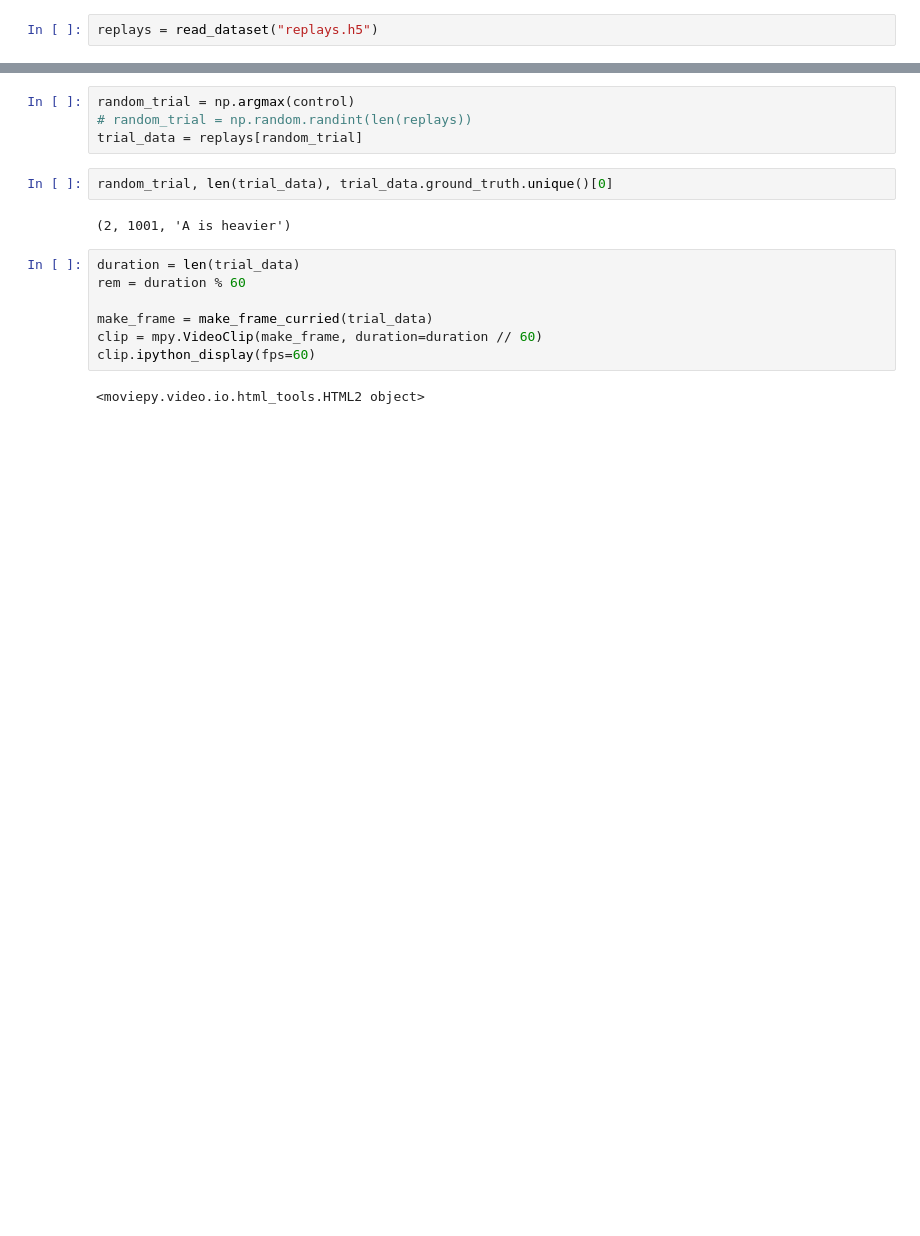
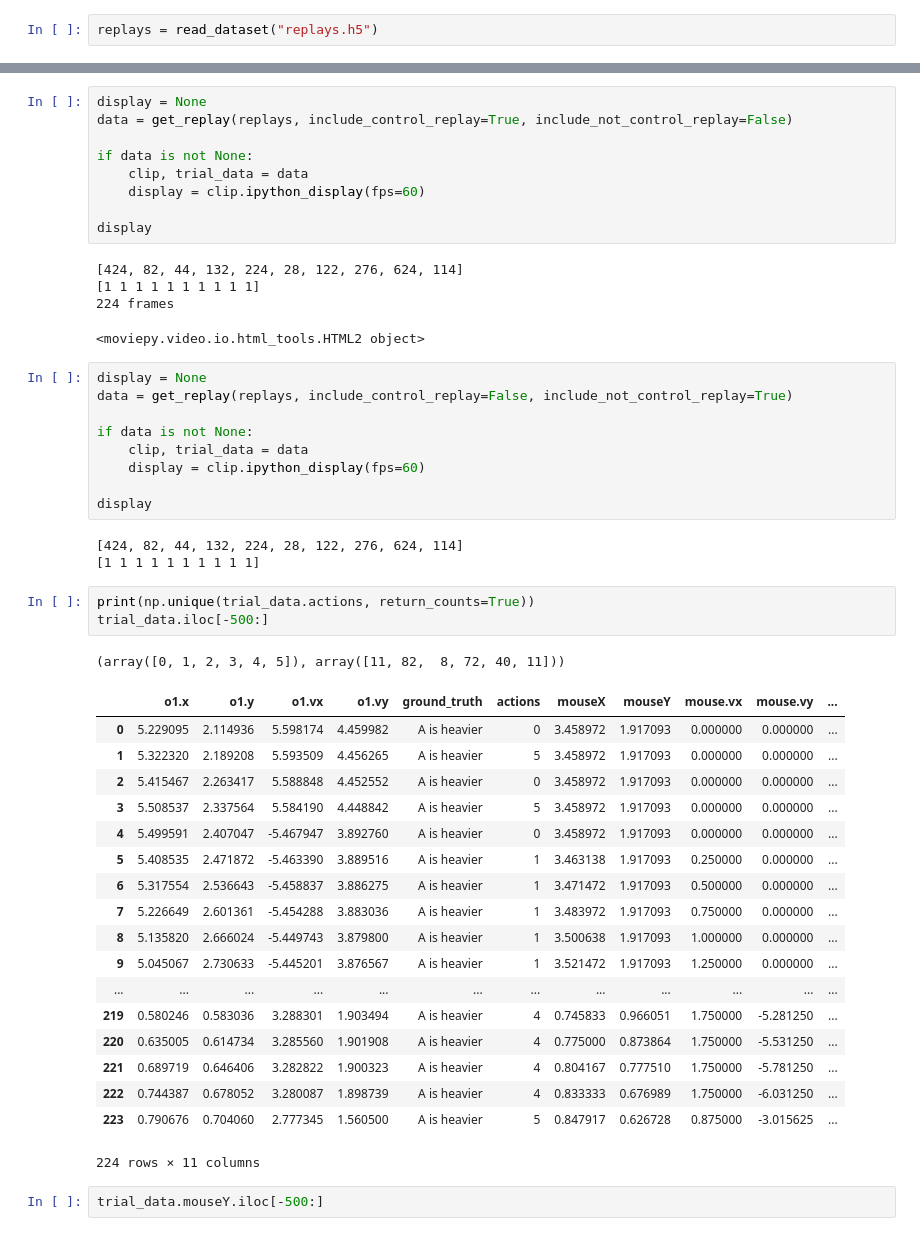
Before and after one commit to iamhectorotero/learning-physical-properties-with-rnns, a Jupyter notebook: Watching replays.ipynb, the cells around one changed output, grey strips where cells are left out. Cells and saved outputs as stored; diff of their text form; blank space fills up the shorter version.

```diff
--- a/Watching replays.ipynb
+++ b/Watching replays.ipynb
@@ -30,17 +52,51 @@ max(control), np.argmax(control)
-# %%
-random_trial = np.argmax(control)
-# random_trial = np.random.randint(len(replays))
-trial_data = replays[random_trial]
-# %%
-random_trial, len(trial_data), trial_data.ground_truth.unique()[0]
-# %% [output]
-(2, 1001, 'A is heavier')
-# %%
-duration = len(trial_data)
-rem = duration % 60
-
-make_frame = make_frame_curried(trial_data)
-clip = mpy.VideoClip(make_frame, duration=duration // 60)
-clip.ipython_display(fps=60)
-# %% [output]
-<moviepy.video.io.html_tools.HTML2 object>
+# %%
+display = None
+data = get_replay(replays, include_control_replay=True, include_not_control_replay=False)
+
+if data is not None:
+    clip, trial_data = data
+    display = clip.ipython_display(fps=60)
+
+display
+# %% [output]
+[424, 82, 44, 132, 224, 28, 122, 276, 624, 114]
+[1 1 1 1 1 1 1 1 1 1]
+224 frames
+<moviepy.video.io.html_tools.HTML2 object>
+# %%
+display = None
+data = get_replay(replays, include_control_replay=False, include_not_control_replay=True)
+
+if data is not None:
+    clip, trial_data = data
+    display = clip.ipython_display(fps=60)
+
+display
+# %% [output]
+[424, 82, 44, 132, 224, 28, 122, 276, 624, 114]
+[1 1 1 1 1 1 1 1 1 1]
+# %%
+print(np.unique(trial_data.actions, return_counts=True))
+trial_data.iloc[-500:]
+# %% [output]
+(array([0, 1, 2, 3, 4, 5]), array([11, 82,  8, 72, 40, 11]))
+|  | o1.x | o1.y | o1.vx | o1.vy | ground_truth | actions | mouseX | mouseY | mouse.vx | mouse.vy | ... |
+| 0 | 5.229095 | 2.114936 | 5.598174 | 4.459982 | A is heavier | 0 | 3.458972 | 1.917093 | 0.000000 | 0.000000 | ... |
+| 1 | 5.322320 | 2.189208 | 5.593509 | 4.456265 | A is heavier | 5 | 3.458972 | 1.917093 | 0.000000 | 0.000000 | ... |
+| 2 | 5.415467 | 2.263417 | 5.588848 | 4.452552 | A is heavier | 0 | 3.458972 | 1.917093 | 0.000000 | 0.000000 | ... |
+| 3 | 5.508537 | 2.337564 | 5.584190 | 4.448842 | A is heavier | 5 | 3.458972 | 1.917093 | 0.000000 | 0.000000 | ... |
+| 4 | 5.499591 | 2.407047 | -5.467947 | 3.892760 | A is heavier | 0 | 3.458972 | 1.917093 | 0.000000 | 0.000000 | ... |
+| 5 | 5.408535 | 2.471872 | -5.463390 | 3.889516 | A is heavier | 1 | 3.463138 | 1.917093 | 0.250000 | 0.000000 | ... |
+| 6 | 5.317554 | 2.536643 | -5.458837 | 3.886275 | A is heavier | 1 | 3.471472 | 1.917093 | 0.500000 | 0.000000 | ... |
+| 7 | 5.226649 | 2.601361 | -5.454288 | 3.883036 | A is heavier | 1 | 3.483972 | 1.917093 | 0.750000 | 0.000000 | ... |
+| 8 | 5.135820 | 2.666024 | -5.449743 | 3.879800 | A is heavier | 1 | 3.500638 | 1.917093 | 1.000000 | 0.000000 | ... |
+| 9 | 5.045067 | 2.730633 | -5.445201 | 3.876567 | A is heavier | 1 | 3.521472 | 1.917093 | 1.250000 | 0.000000 | ... |
+| ... | ... | ... | ... | ... | ... | ... | ... | ... | ... | ... | ... |
+| 219 | 0.580246 | 0.583036 | 3.288301 | 1.903494 | A is heavier | 4 | 0.745833 | 0.966051 | 1.750000 | -5.281250 | ... |
+| 220 | 0.635005 | 0.614734 | 3.285560 | 1.901908 | A is heavier | 4 | 0.775000 | 0.873864 | 1.750000 | -5.531250 | ... |
+| 221 | 0.689719 | 0.646406 | 3.282822 | 1.900323 | A is heavier | 4 | 0.804167 | 0.777510 | 1.750000 | -5.781250 | ... |
+| 222 | 0.744387 | 0.678052 | 3.280087 | 1.898739 | A is heavier | 4 | 0.833333 | 0.676989 | 1.750000 | -6.031250 | ... |
+| 223 | 0.790676 | 0.704060 | 2.777345 | 1.560500 | A is heavier | 5 | 0.847917 | 0.626728 | 0.875000 | -3.015625 | ... |
+224 rows × 11 columns
+# %%
+trial_data.mouseY.iloc[-500:]
```
Also changed, not shown: parts of 18 cells of this notebook, 3 other files.
